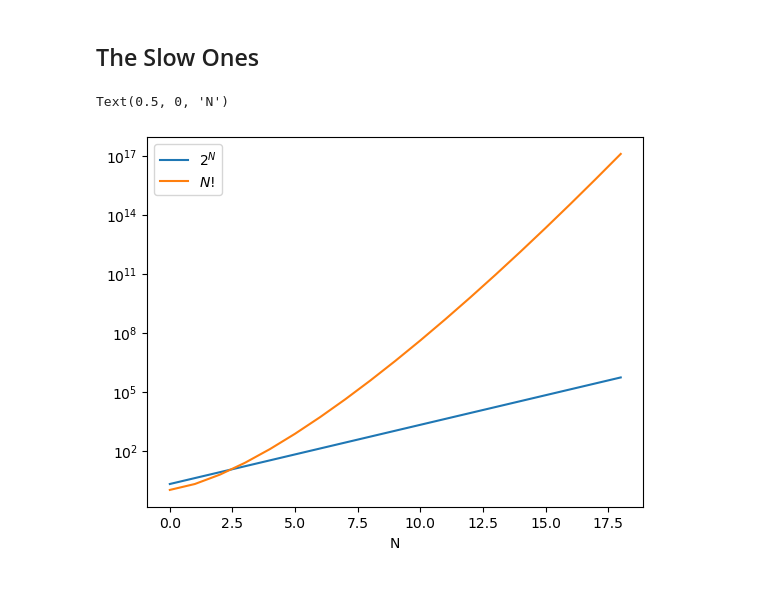
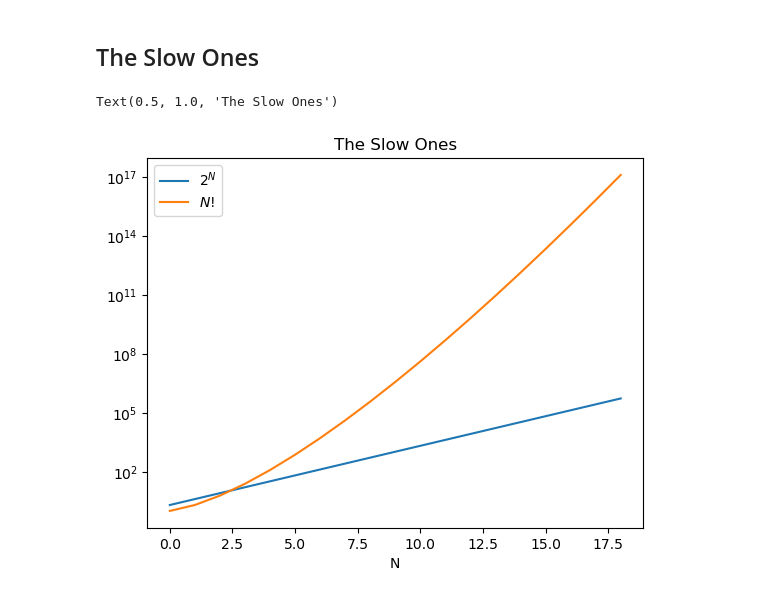
Before and after one commit to ursinusdatastructures/F2024, a Jupyter notebook: ClassExercises/Week4_ComplexityHierarchy/ComplexityHierarchy.ipynb, the cells around one changed output. Cells and saved outputs as stored; diff of their text form; code cells hidden in the pictures.

```diff
--- a/ClassExercises/Week4_ComplexityHierarchy/ComplexityHierarchy.ipynb
+++ b/ClassExercises/Week4_ComplexityHierarchy/ComplexityHierarchy.ipynb
@@ -60,16 +60,17 @@ plt.title("The OK Ones");
 # %%
 def fac(N):
     res = 1
     if N > 1:
         res = N*fac(N-1)
     return res
 
 N = np.arange(1, 20)
 plt.plot(2**N)
 plt.plot([fac(Ni) for Ni in N])
 plt.gca().set_yscale('log')
 plt.legend(["$2^N$", "$N!$"])
 plt.xlabel("N")
+plt.title("The Slow Ones")
 # %% [output]
-Text(0.5, 0, 'N')
+Text(0.5, 1.0, 'The Slow Ones')
-[figure, old version]
+[figure, new version]
```
Also changed, not shown: 2 other files.
